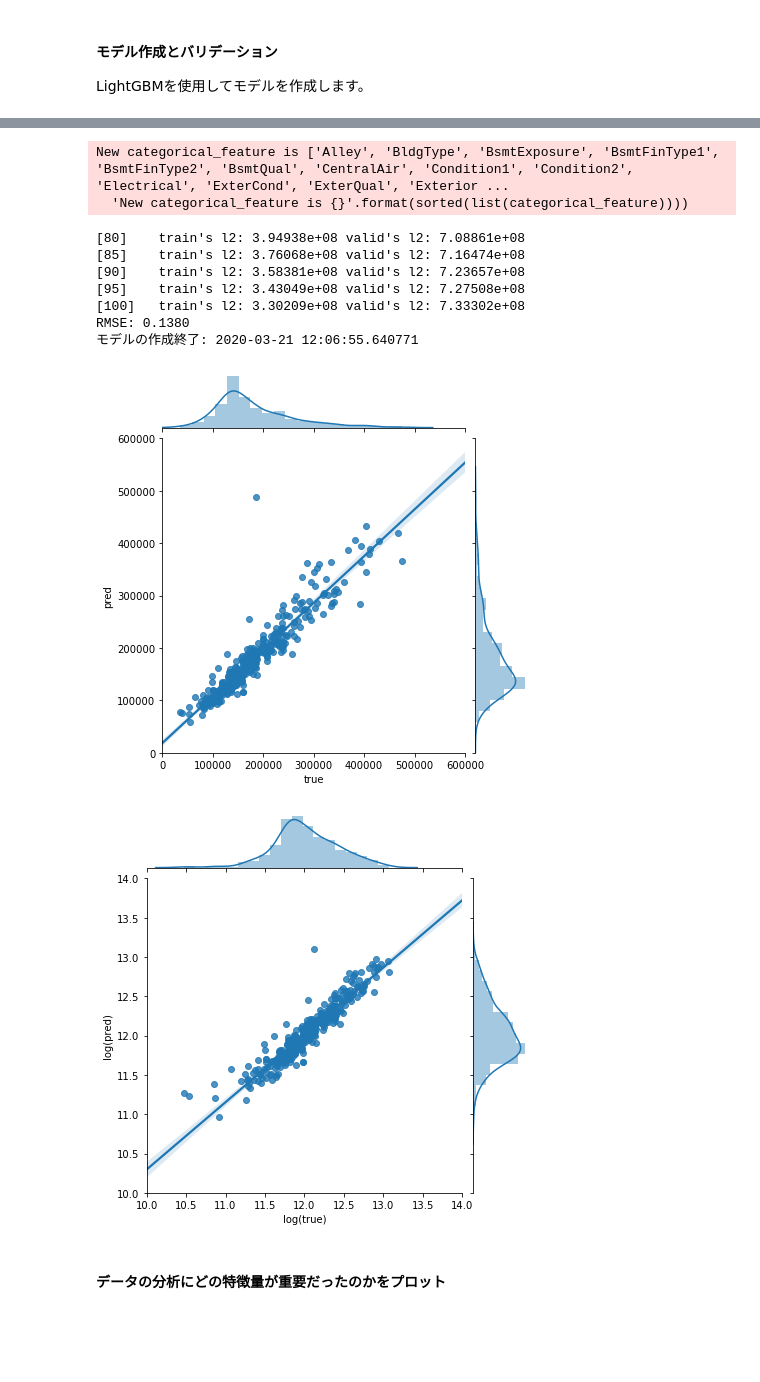
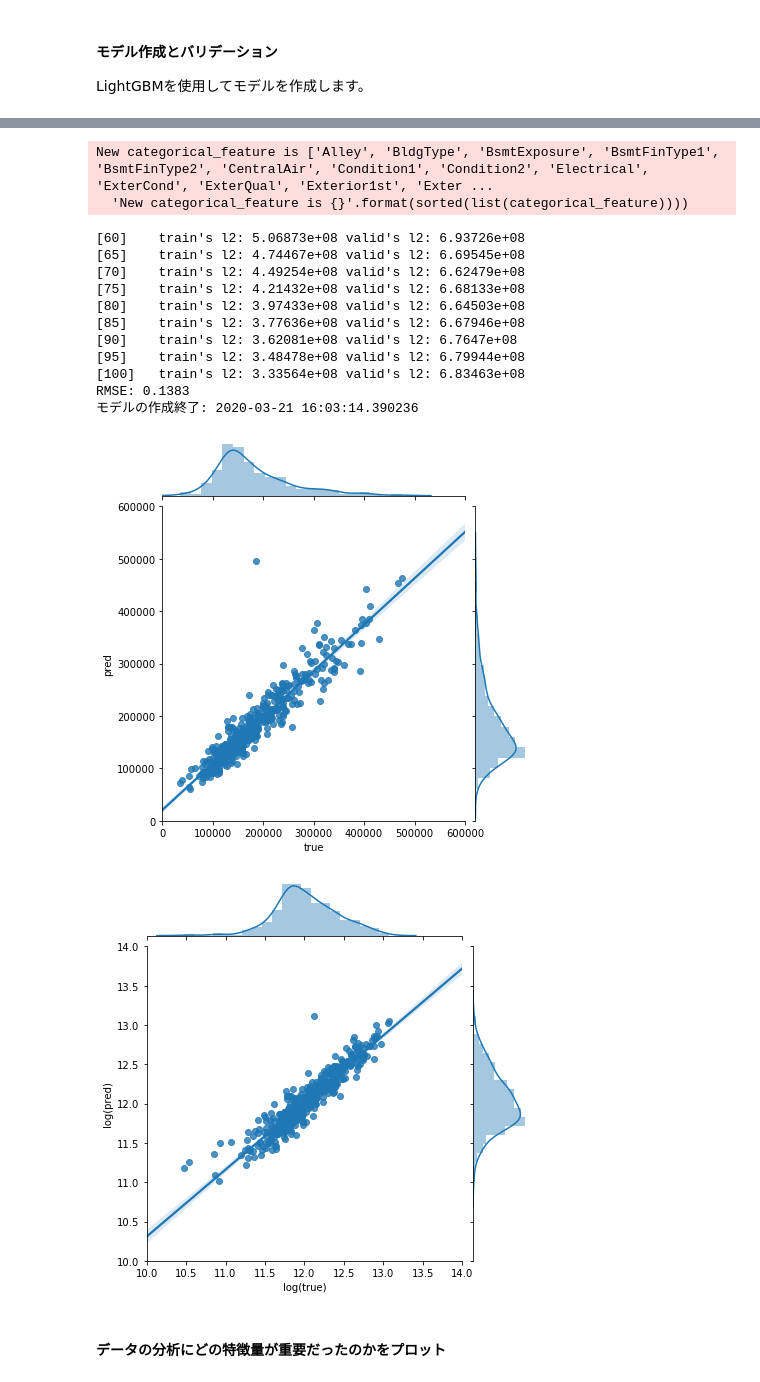
Before and after one commit to CodeSeterpie/CodeSeterpie, a Jupyter notebook: Kaggle/HousePrices/notebook/main/20200321/mainnote.ipynb, the cells around one changed output, grey strips where cells are left out. Cells and saved outputs as stored; diff of their text form; code cells hidden in the pictures; blank space fills up the shorter version.

```diff
--- a/Kaggle/HousePrices/notebook/main/20200321/mainnote.ipynb
+++ b/Kaggle/HousePrices/notebook/main/20200321/mainnote.ipynb
@@ -75,7 +76,7 @@ targets_category = [
                     'MSZoning',
                     'Street',
                     'Alley',
-                    'LotShape',
+                    #'LotShape',
                     'LandContour',
                     'Utilities',
                     'LotConfig',
@@ -93,7 +94,7 @@ targets_category = [
                     'ExterQual',
                     'ExterCond',
                     'Foundation',
-                    'BsmtQual',
+                    #'BsmtQual',
                     #'BsmtCond',
                     'BsmtExposure',
                     'BsmtFinType1',
@@ -102,15 +103,15 @@ targets_category = [
                     'HeatingQC',
                     'CentralAir',
                     'Electrical',
-                    'KitchenQual',
+                    #'KitchenQual',
                     'Functional',
-                    'FireplaceQu',
+                    #'FireplaceQu',
                     'GarageType',
                     'GarageFinish',
-                    'GarageQual',
+                    #'GarageQual',
                     'GarageCond',
                     'PavedDrive',
-                    'PoolQC',
+                    #'PoolQC',
                     'Fence',
                     'MiscFeature',
                     'SaleType',
@@ -214,7 +303,7 @@ LightGBMを使用してモデルを作成します。
 printTime('モデルの作成開始')
 
 # 学習データを学習データとバリデーションデータに分ける
-kf = KFold(n_splits=4, shuffle=True, random_state=71)
+kf = KFold(n_splits=3, shuffle=True, random_state=71)
 tr_idx, va_idx = list(kf.split(train_x))[0]
 tr_x, va_x = train_x.iloc[tr_idx], train_x.iloc[va_idx]
 tr_y, va_y = train_y.iloc[tr_idx], train_y.iloc[va_idx]
@@ -303,14 +388,18 @@ printTime('モデルの作成終了')
-New categorical_feature is ['Alley', 'BldgType', 'BsmtExposure', 'BsmtFinType1', 'BsmtFinType2', 'BsmtQual', 'CentralAir', 'Condition1', 'Condition2', 'Electrical', 'ExterCond', 'ExterQual', 'Exterior ...
+New categorical_feature is ['Alley', 'BldgType', 'BsmtExposure', 'BsmtFinType1', 'BsmtFinType2', 'CentralAir', 'Condition1', 'Condition2', 'Electrical', 'ExterCond', 'ExterQual', 'Exterior1st', 'Exter ...
   'New categorical_feature is {}'.format(sorted(list(categorical_feature))))
-[80]    train's l2: 3.94938e+08 valid's l2: 7.08861e+08
-[85]    train's l2: 3.76068e+08 valid's l2: 7.16474e+08
-[90]    train's l2: 3.58381e+08 valid's l2: 7.23657e+08
-[95]    train's l2: 3.43049e+08 valid's l2: 7.27508e+08
-[100]   train's l2: 3.30209e+08 valid's l2: 7.33302e+08
-RMSE: 0.1380
-モデルの作成終了: 2020-03-21 12:06:55.640771
+[60]    train's l2: 5.06873e+08 valid's l2: 6.93726e+08
+[65]    train's l2: 4.74467e+08 valid's l2: 6.69545e+08
+[70]    train's l2: 4.49254e+08 valid's l2: 6.62479e+08
+[75]    train's l2: 4.21432e+08 valid's l2: 6.68133e+08
+[80]    train's l2: 3.97433e+08 valid's l2: 6.64503e+08
+[85]    train's l2: 3.77636e+08 valid's l2: 6.67946e+08
+[90]    train's l2: 3.62081e+08 valid's l2: 6.7647e+08
+[95]    train's l2: 3.48478e+08 valid's l2: 6.79944e+08
+[100]   train's l2: 3.33564e+08 valid's l2: 6.83463e+08
+RMSE: 0.1383
+モデルの作成終了: 2020-03-21 16:03:14.390236
-[figure, old version]
+[figure, new version]
-[figure, old version]
+[figure, new version]
 # %% [markdown]
 #### データの分析にどの特徴量が重要だったのかをプロット
 # %%
```
Also changed, not shown: parts of 7 cells of this notebook.
